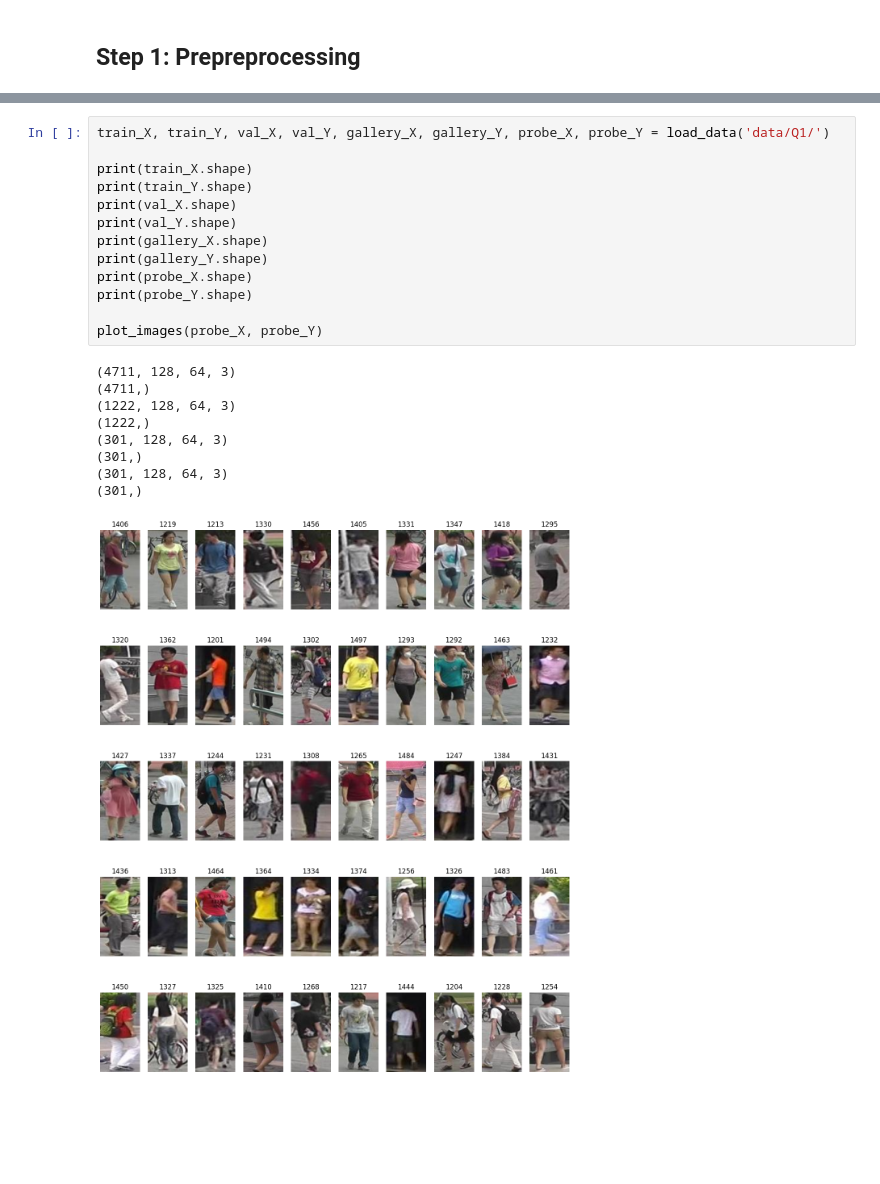
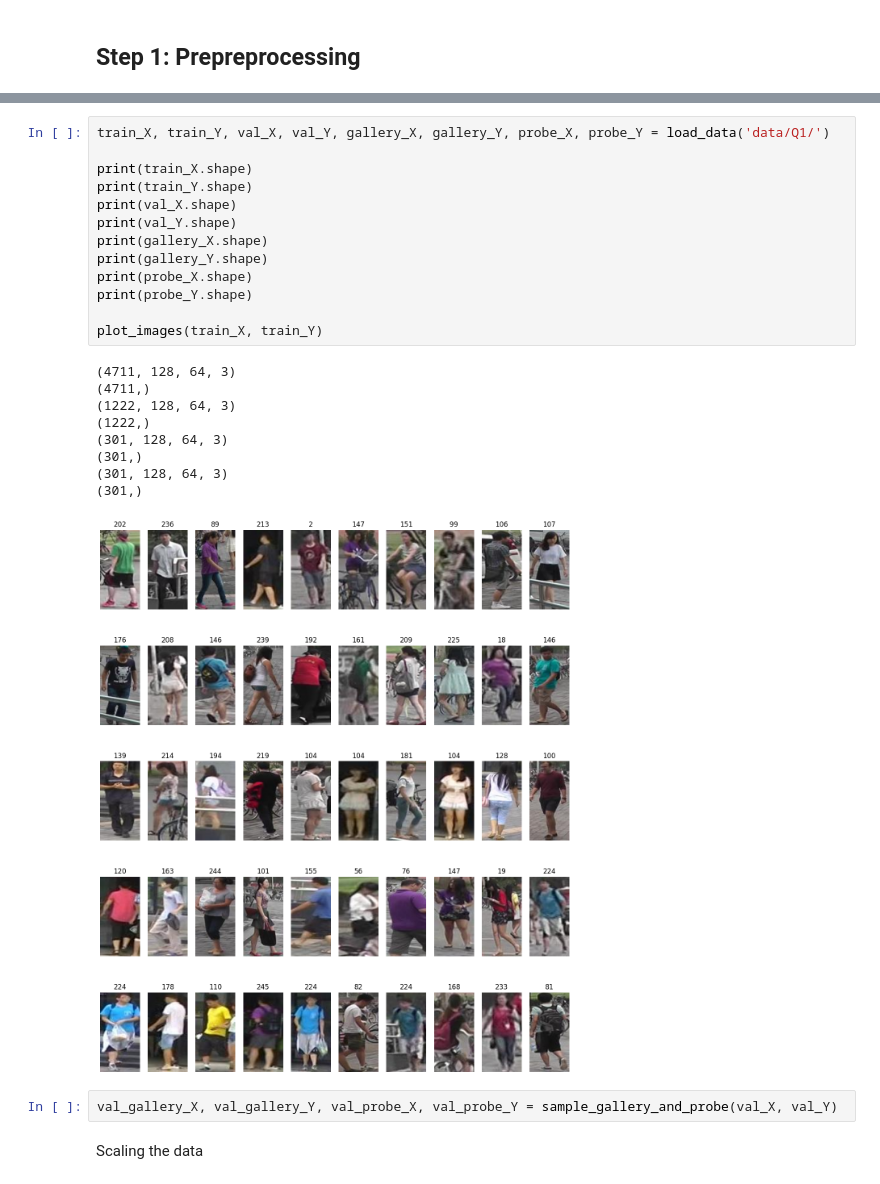
Before and after one commit to aidanlockwood20/CAB420-Codebase, a Jupyter notebook: Assessment/assignment_1b/assignment_1b.ipynb, the cells around one changed output, grey strips where cells are left out. Cells and saved outputs as stored; diff of their text form; blank space fills up the shorter version.

```diff
--- a/Assessment/assignment_1b/assignment_1b.ipynb
+++ b/Assessment/assignment_1b/assignment_1b.ipynb
@@ -151,23 +288,27 @@ def get_siamese_data(imgs, labels, batch_size):
 # %%
 train_X, train_Y, val_X, val_Y, gallery_X, gallery_Y, probe_X, probe_Y = load_data('data/Q1/')
 
 print(train_X.shape)
 print(train_Y.shape)
 print(val_X.shape)
 print(val_Y.shape)
 print(gallery_X.shape)
 print(gallery_Y.shape)
 print(probe_X.shape)
 print(probe_Y.shape)
 
-plot_images(probe_X, probe_Y)
+plot_images(train_X, train_Y)
 # %% [output]
 (4711, 128, 64, 3)
 (4711,)
 (1222, 128, 64, 3)
 (1222,)
 (301, 128, 64, 3)
 (301,)
 (301, 128, 64, 3)
 (301,)
-[figure, old version]
+[figure, new version]
+# %%
+val_gallery_X, val_gallery_Y, val_probe_X, val_probe_Y = sample_gallery_and_probe(val_X, val_Y)
+# %% [markdown]
+Scaling the data
```
Also changed, not shown: parts of 32 cells of this notebook, 1 other file.
